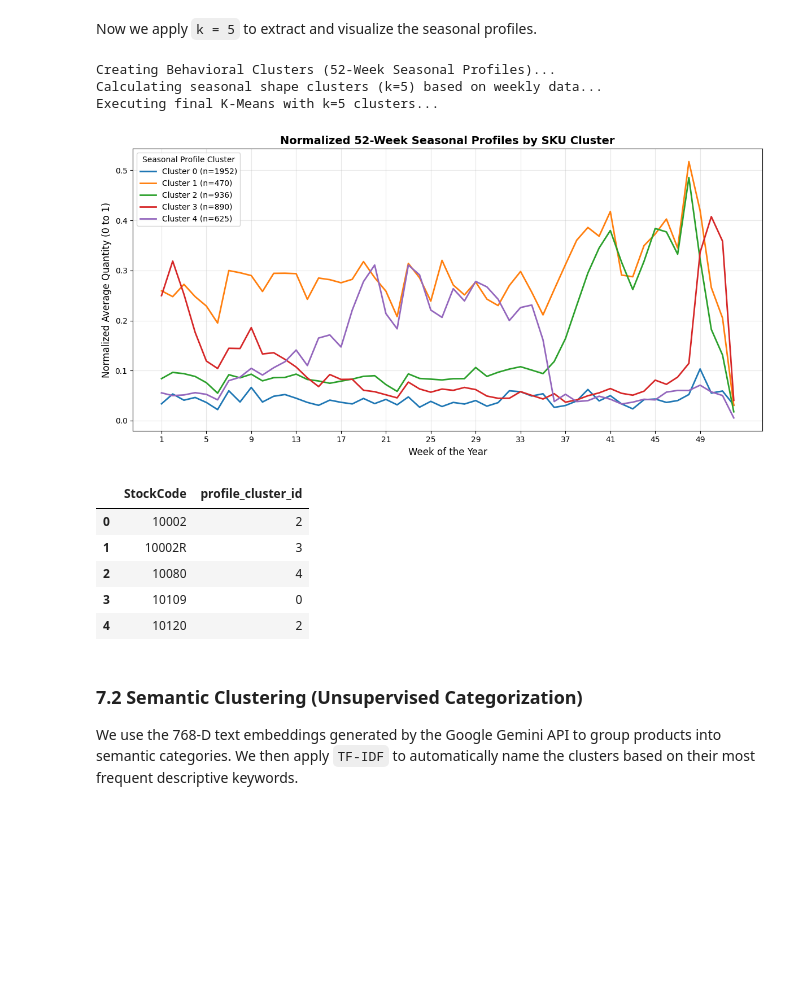
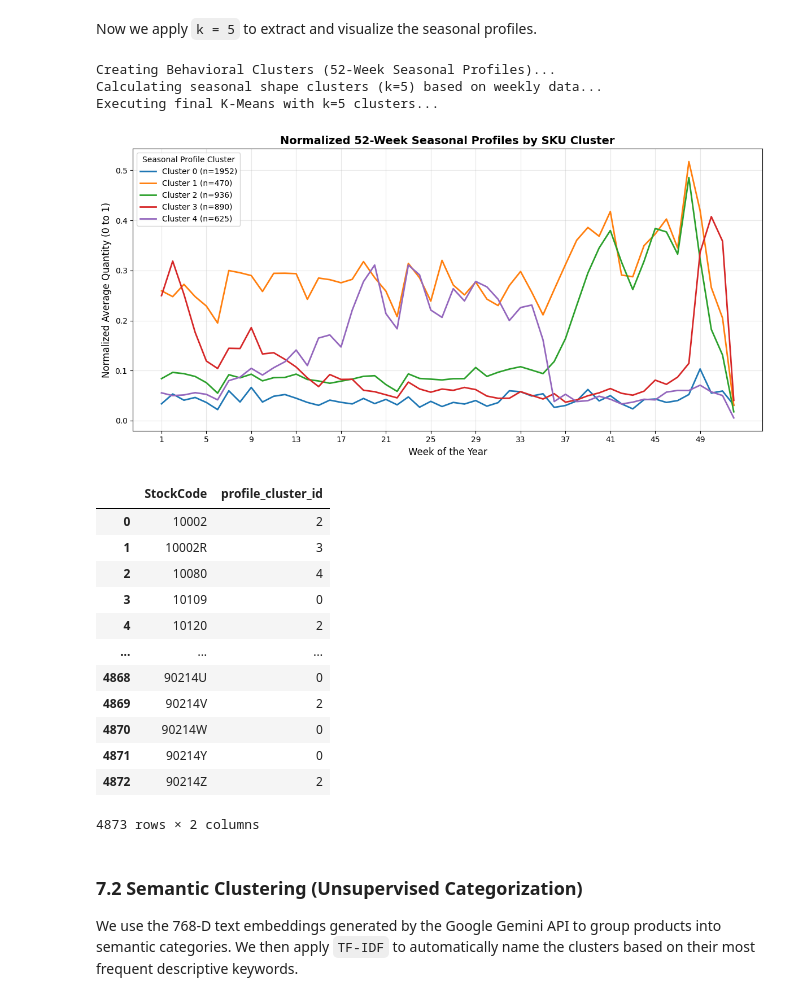
Before and after one commit to fede-giorgi/forecasting-retail, a Jupyter notebook: notebooks/data_processing_playground.ipynb, the cells around one changed output. Saved outputs shown, nothing was run; the diff lists cells and outputs as text; code cells hidden in the pictures; blank space fills up the shorter version.

```diff
--- a/notebooks/data_processing_playground.ipynb
+++ b/notebooks/data_processing_playground.ipynb
@@ -76,10 +84,7 @@ Data loaded. Shape: (1067371, 9)
 We separate valid sales (strictly positive quantities, valid SKUs) from returns/cancellations. This prevents the target variable from dipping below zero, which would break many ML algorithms.
 # %%
 print("Separating valid sales from returns and cleaning text...")
-sales_df, returns_df = split_sales_returns(raw_df)
-
-print(f"Valid Sales Rows: {len(sales_df):,}")
-print(f"Returns Rows: {len(returns_df):,}")
+sales_df, returns_df = clean_and_split_transactions(raw_df, verbose=True)
 
 sales_df
 # %% [output]
@@ -298,25 +311,32 @@ Now we apply `k = 5` to extract and visualize the seasonal profiles.
 # %%
 from src.tools.clustering import create_seasonal_profile_clusters
 
 print("Creating Behavioral Clusters (52-Week Seasonal Profiles)...")
 profile_clusters = create_seasonal_profile_clusters(
     weekly_aggregated_sales=weekly_sales_train,
     n_clusters=5,
     plot=True
 )
 
-display(profile_clusters.head())
+profile_clusters
 # %% [output]
 Creating Behavioral Clusters (52-Week Seasonal Profiles)...
 Calculating seasonal shape clusters (k=5) based on weekly data...
 Executing final K-Means with k=5 clusters...
 [figure]
 |  | StockCode | profile_cluster_id |
 | 0 | 10002 | 2 |
 | 1 | 10002R | 3 |
 | 2 | 10080 | 4 |
 | 3 | 10109 | 0 |
 | 4 | 10120 | 2 |
+| ... | ... | ... |
+| 4868 | 90214U | 0 |
+| 4869 | 90214V | 2 |
+| 4870 | 90214W | 0 |
+| 4871 | 90214Y | 0 |
+| 4872 | 90214Z | 2 |
+4873 rows × 2 columns
 # %% [markdown]
 ### 7.2 Semantic Clustering (Unsupervised Categorization)
 We use the 768-D text embeddings generated by the Google Gemini API to group products into semantic categories. We then apply `TF-IDF` to automatically name the clusters based on their most frequent descriptive keywords.
```
Also changed, not shown: parts of 7 cells of this notebook, 11 other files.
